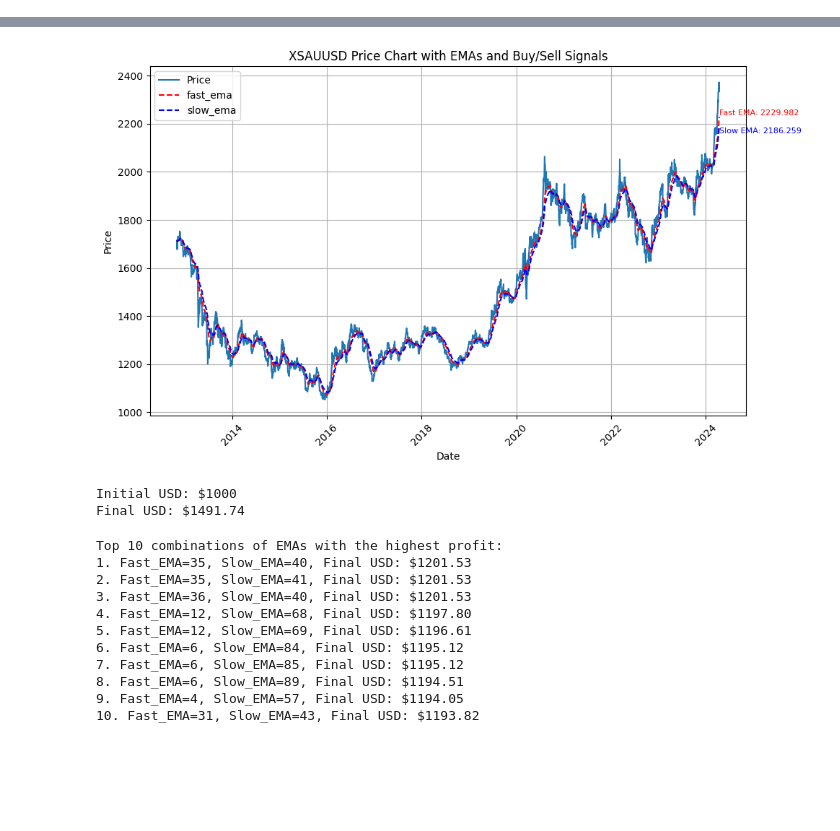
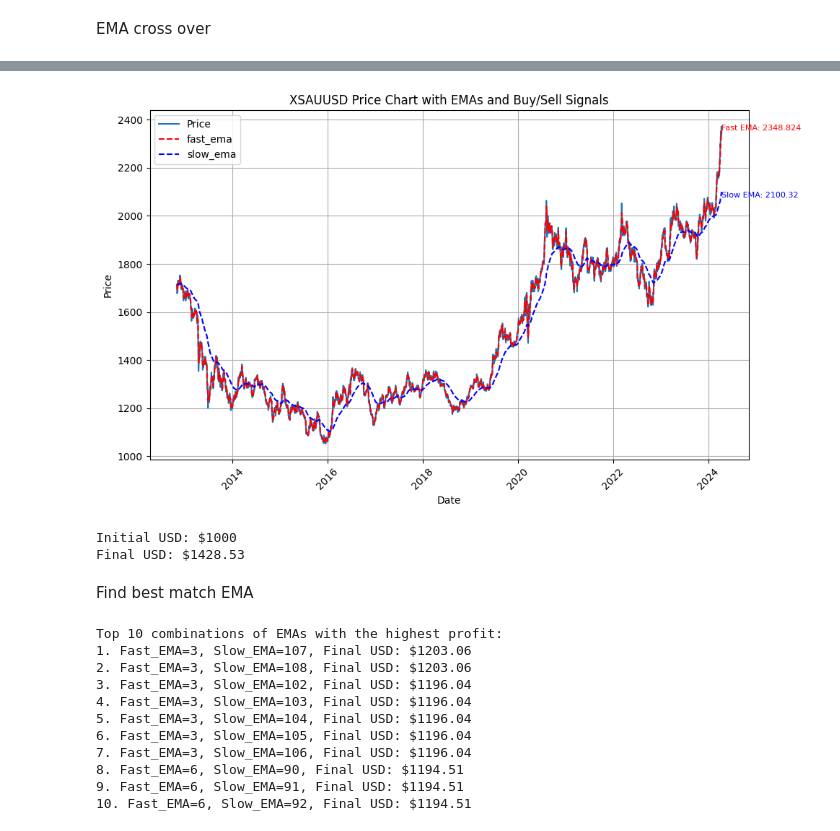
Before and after one commit to attane007/Trading_strategy, a Jupyter notebook: Gold_indicator.ipynb, the cells around one changed output, grey strips where cells are left out. Drawn from its saved outputs; the diff is of its cells as text; code cells hidden in the pictures; blank space fills up the shorter version.

```diff
--- a/Gold_indicator.ipynb
+++ b/Gold_indicator.ipynb
@@ -3,3 +89,5 @@
+# %% [markdown]
+EMA cross over
 # %%
 import pandas as pd
 import matplotlib.pyplot as plt
@@ -20,8 +108,8 @@ df['Price'] = df['Price'].str.replace(',', '').astype(float)
 df = df.tail(4000)
 
 # Calculate EMAs for the last 100 rows
-fast_ema = df['Price'].ewm(span=29, adjust=False).mean().round(3)
-slow_ema = df['Price'].ewm(span=45, adjust=False).mean().round(3)
+fast_ema = df['Price'].ewm(span=3, adjust=False).mean().round(3)
+slow_ema = df['Price'].ewm(span=107, adjust=False).mean().round(3)
 
 # Initialize variables
 initial_usd = 1000
@@ -91,6 +179,8 @@ Buy Signal: 2023-10-24 00:00:00 - Price: 1970.11 - Asset: 0.64 stocks
-[figure, old version]
+[figure, new version]
 Initial USD: $1000
-Final USD: $1491.74
+Final USD: $1428.53
+# %% [markdown]
+Find best match EMA
 # %%
 import pandas as pd
 import matplotlib.pyplot as plt
@@ -148,7 +238,7 @@ def simulate_trade(ema1=10, ema2=18):
   # print(f"Fast_EMA={ema1} Slow_EMA={ema2} Initial USD: ${initial_usd} Final USD: ${usd_balance:.2f}")
 
 for i in range(3, 50):
-    for j in range(40,90):
+    for j in range(90,200):
       simulate_trade(i,j)
 
 # Sort results by final USD balance in descending order
@@ -160,13 +250,13 @@ for idx, result in enumerate(results[:10], 1):
     print(f"{idx}. Fast_EMA={result[0]}, Slow_EMA={result[1]}, Final USD: ${result[2]:.2f}")
 # %% [output]
 Top 10 combinations of EMAs with the highest profit:
-1. Fast_EMA=35, Slow_EMA=40, Final USD: $1201.53
-2. Fast_EMA=35, Slow_EMA=41, Final USD: $1201.53
-3. Fast_EMA=36, Slow_EMA=40, Final USD: $1201.53
-4. Fast_EMA=12, Slow_EMA=68, Final USD: $1197.80
-5. Fast_EMA=12, Slow_EMA=69, Final USD: $1196.61
-6. Fast_EMA=6, Slow_EMA=84, Final USD: $1195.12
-7. Fast_EMA=6, Slow_EMA=85, Final USD: $1195.12
-8. Fast_EMA=6, Slow_EMA=89, Final USD: $1194.51
-9. Fast_EMA=4, Slow_EMA=57, Final USD: $1194.05
-10. Fast_EMA=31, Slow_EMA=43, Final USD: $1193.82
+1. Fast_EMA=3, Slow_EMA=107, Final USD: $1203.06
+2. Fast_EMA=3, Slow_EMA=108, Final USD: $1203.06
+3. Fast_EMA=3, Slow_EMA=102, Final USD: $1196.04
+4. Fast_EMA=3, Slow_EMA=103, Final USD: $1196.04
+5. Fast_EMA=3, Slow_EMA=104, Final USD: $1196.04
+6. Fast_EMA=3, Slow_EMA=105, Final USD: $1196.04
+7. Fast_EMA=3, Slow_EMA=106, Final USD: $1196.04
+8. Fast_EMA=6, Slow_EMA=90, Final USD: $1194.51
+9. Fast_EMA=6, Slow_EMA=91, Final USD: $1194.51
+10. Fast_EMA=6, Slow_EMA=92, Final USD: $1194.51
```
Also changed, not shown: parts of 3 cells of this notebook.
